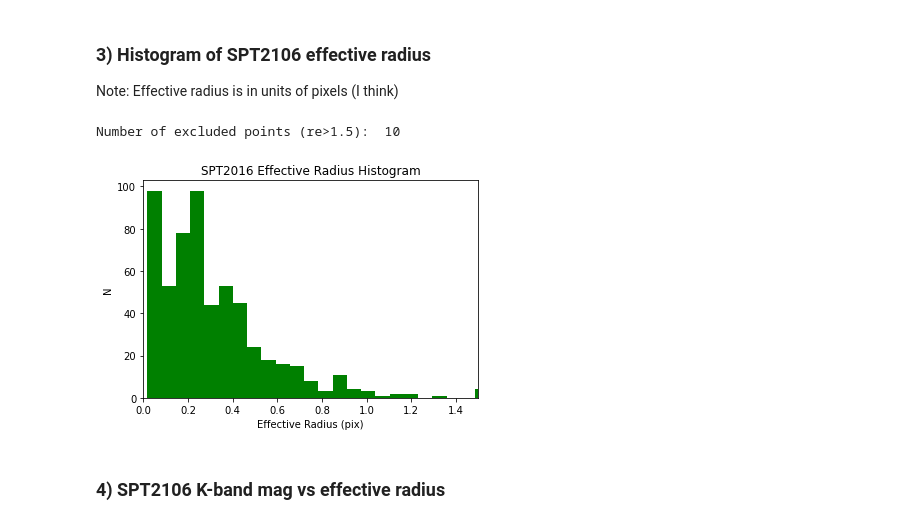
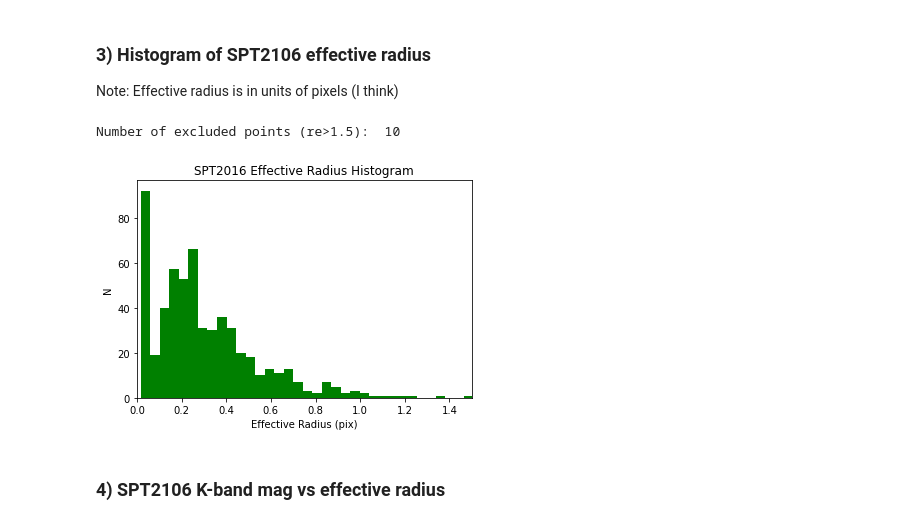
Before and after one commit to charrbit/GOGREEN-galaxy-research, a Jupyter notebook: Code/myDataAnalysis.ipynb, the cells around one changed output. Cells and saved outputs as stored; diff of their text form; code cells hidden in the pictures.

Commit message:
Completed Plots

```diff
--- a/Code/myDataAnalysis.ipynb
+++ b/Code/myDataAnalysis.ipynb
@@ -256,25 +256,25 @@ Number of excluded points (z>3):  20
 # %% [markdown]
 ### 3) Histogram of SPT2106 effective radius
 Note: Effective radius is in units of pixels (I think)
-# %%
-## GET SPT2106 GALAXY EFFECTIVE RADIUS DATA
-
-galaxyRE = structMatchSPT2106_table.re[structMatchSPT2106_table.re > 0].values
-
-# Information regarding excluded points
-print('Number of excluded points (re>1.5): ', len(galaxyRE[galaxyRE > 1.5]))
-
-# Plot the histogram
-fig = plt.figure()
-plt.hist(galaxyRE, bins=7, color='g')
-plt.title('SPT2016 Effective Radius Histogram')
-plt.xlabel('Effective Radius (pix)')
-plt.xlim(0,1.5)
-plt.ylabel('N')
-plt.show()
-# %% [output]
-Number of excluded points (re>1.5):  10
-[figure, removed]
+# %%
+## GET SPT2106 GALAXY EFFECTIVE RADIUS DATA
+
+galaxyRE = structMatchSPT2106_table.re[structMatchSPT2106_table.re > 0].values
+
+# Information regarding excluded points
+print('Number of excluded points (re>1.5): ', len(galaxyRE[galaxyRE > 1.5]))
+
+# Plot the histogram
+fig = plt.figure()
+plt.hist(galaxyRE, bins=75, color='g')
+plt.title('SPT2016 Effective Radius Histogram')
+plt.xlabel('Effective Radius (pix)')
+plt.xlim(0,1.5)
+plt.ylabel('N')
+plt.show()
+# %% [output]
+Number of excluded points (re>1.5):  10
+[figure, added]
 # %% [markdown]
 ### 4) SPT2106 K-band mag vs effective radius
 # %%
```
Also changed, not shown: parts of 10 cells of this notebook.
